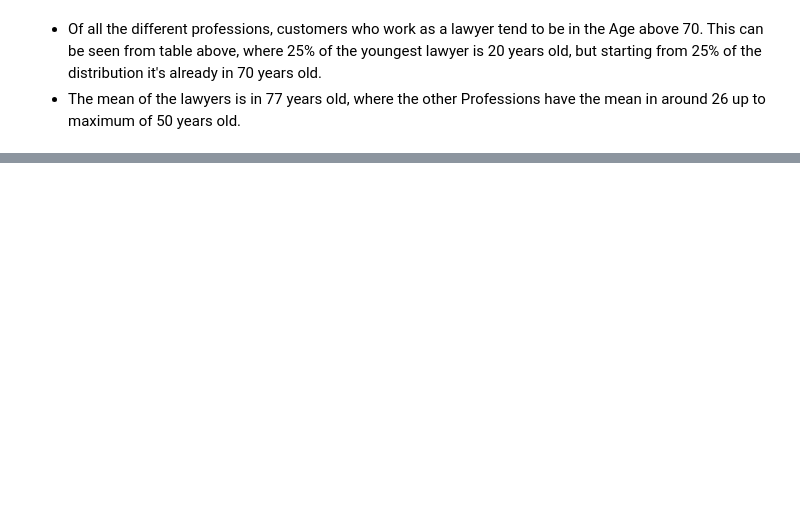
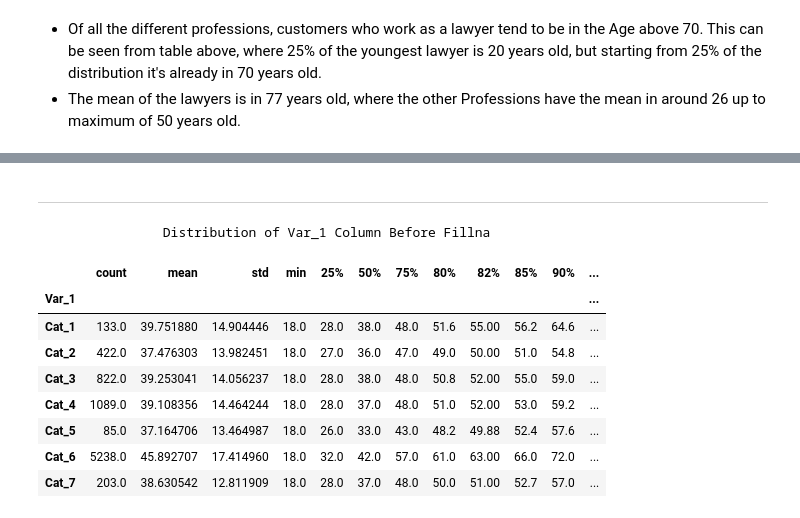
Before and after one commit to harashtaht/CustomerSegmentation, a Jupyter notebook: customerSegmentation/dataAnalysis.ipynb, the cells around one changed output, grey strips where cells are left out. Cells and saved outputs as stored; diff of their text form; code cells hidden in the pictures; blank space fills up the shorter version.

Commit message:
fillnaprofinit

```diff
--- a/customerSegmentation/dataAnalysis.ipynb
+++ b/customerSegmentation/dataAnalysis.ipynb
@@ -810,0 +881,8 @@ pd.concat([a, b, bFillna], axis=1)
+# %%
+# Filling the Graduated Columns Missing Values
+
+dfTr['Graduated'] = dfTr['Graduated'].fillna(method='pad')
+
+# Display the changes after fillna method
+print("\tGraduated Column Distribution After Filling Null Values\n")
+dfTr.groupby('Graduated')['Age'].describe(percentiles=[0.25, 0.5, 0.75, 0.8, 0.82, 0.85, 0.9,0.99])
@@ -810,0 +904,8 @@ pd.concat([a, b, bFillna], axis=1)
+# %%
+# Filling the Graduated Columns Missing Values
+
+dfTr['Ever_Married'] = dfTr['Ever_Married'].fillna(method='pad')
+
+# Display the changes after fillna method
+print("\tEver_Married Column Distribution After Filling Null Values\n")
+dfTr.groupby('Ever_Married')['Age'].describe(percentiles=[0.25, 0.5, 0.75, 0.8, 0.82, 0.85, 0.9,0.99])
@@ -810,0 +936,16 @@ pd.concat([a, b, bFillna], axis=1)
+# %% [markdown]
+_________
+# %%
+print("\t\tDistribution of Var_1 Column Before Fillna")
+dfTr.groupby('Var_1')['Age'].describe(percentiles=[0.25, 0.5, 0.75, 0.8, 0.82, 0.85, 0.9,0.99])
+# %% [output]
+                Distribution of Var_1 Column Before Fillna
+|  | count | mean | std | min | 25% | 50% | 75% | 80% | 82% | 85% | 90% | ... |
+| Var_1 |  |  |  |  |  |  |  |  |  |  |  | ... |
+| Cat_1 | 133.0 | 39.751880 | 14.904446 | 18.0 | 28.0 | 38.0 | 48.0 | 51.6 | 55.00 | 56.2 | 64.6 | ... |
+| Cat_2 | 422.0 | 37.476303 | 13.982451 | 18.0 | 27.0 | 36.0 | 47.0 | 49.0 | 50.00 | 51.0 | 54.8 | ... |
+| Cat_3 | 822.0 | 39.253041 | 14.056237 | 18.0 | 28.0 | 38.0 | 48.0 | 50.8 | 52.00 | 55.0 | 59.0 | ... |
+| Cat_4 | 1089.0 | 39.108356 | 14.464244 | 18.0 | 28.0 | 37.0 | 48.0 | 51.0 | 52.00 | 53.0 | 59.2 | ... |
+| Cat_5 | 85.0 | 37.164706 | 13.464987 | 18.0 | 26.0 | 33.0 | 43.0 | 48.2 | 49.88 | 52.4 | 57.6 | ... |
+| Cat_6 | 5238.0 | 45.892707 | 17.414960 | 18.0 | 32.0 | 42.0 | 57.0 | 61.0 | 63.00 | 66.0 | 72.0 | ... |
+| Cat_7 | 203.0 | 38.630542 | 12.811909 | 18.0 | 28.0 | 37.0 | 48.0 | 50.0 | 51.00 | 52.7 | 57.0 | ... |
```
Also changed, not shown: parts of 18 cells of this notebook.
